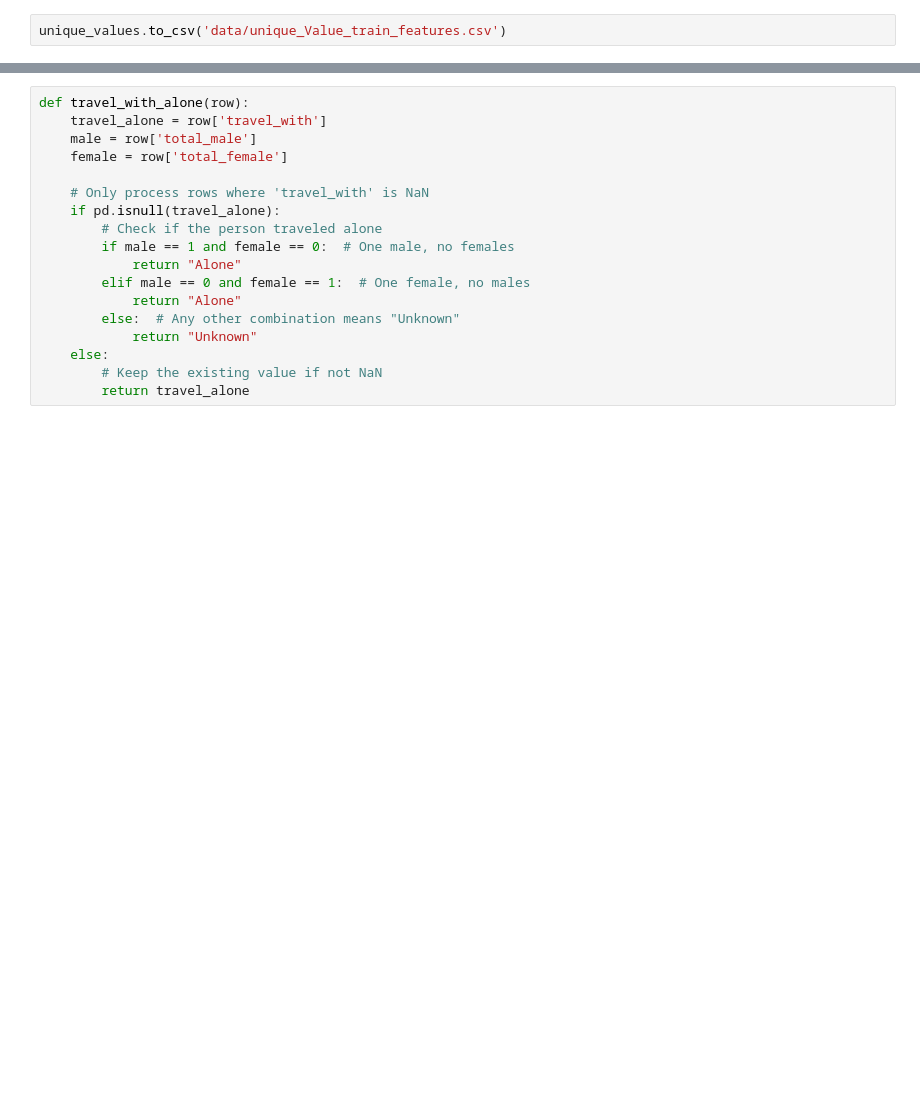
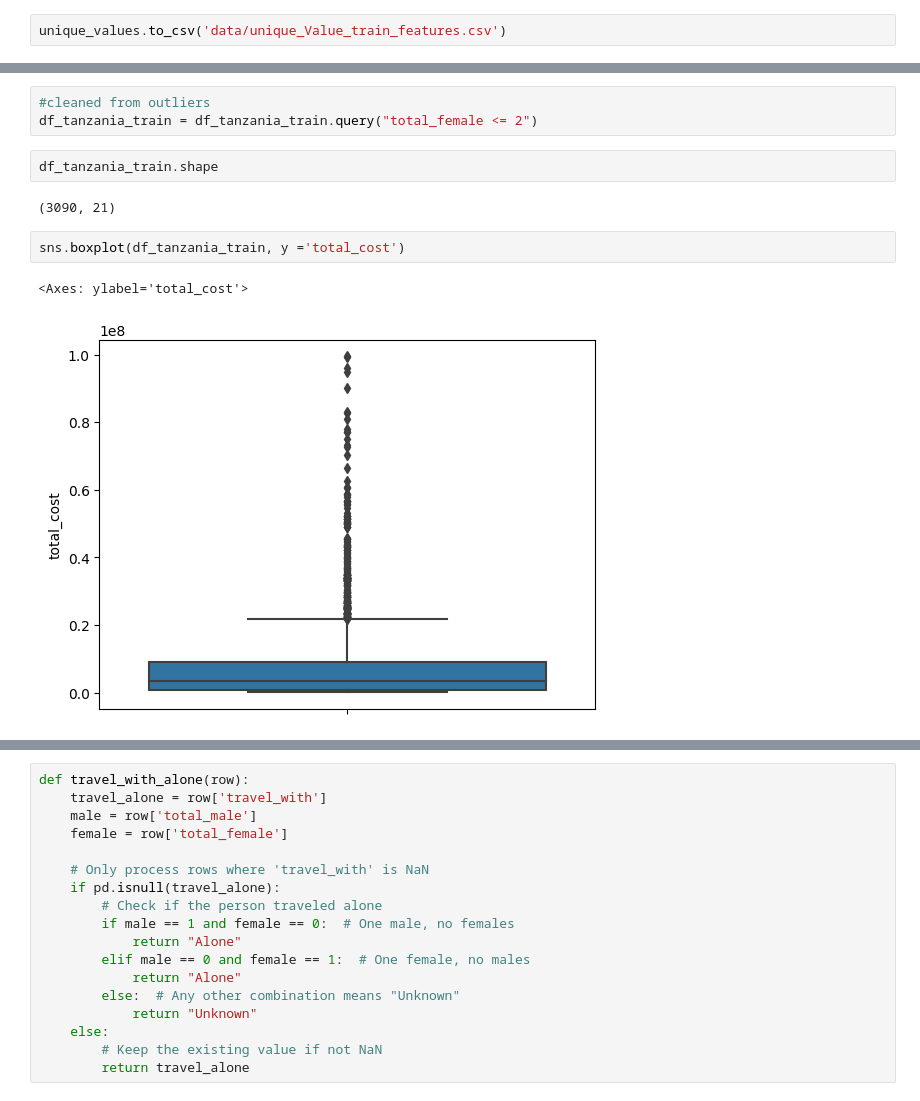
Before and after one commit to marinamoya/tanzania-turism-ml-project, a Jupyter notebook: Train_features_EDA _new_new.ipynb, the cells around one changed output, grey strips where cells are left out. Cells and saved outputs as stored; diff of their text form; blank space fills up the shorter version.

```diff
--- a/Train_features_EDA _new_new.ipynb
+++ b/Train_features_EDA _new_new.ipynb
@@ -352,0 +274,12 @@ dtype: int64
+# %%
+#cleaned from outliers
+df_tanzania_train = df_tanzania_train.query("total_female <= 2")
+# %%
+df_tanzania_train.shape
+# %% [output]
+(3090, 21)
+# %%
+sns.boxplot(df_tanzania_train, y ='total_cost')
+# %% [output]
+<Axes: ylabel='total_cost'>
+[figure, added]
```
Also changed, not shown: parts of 94 cells of this notebook.
